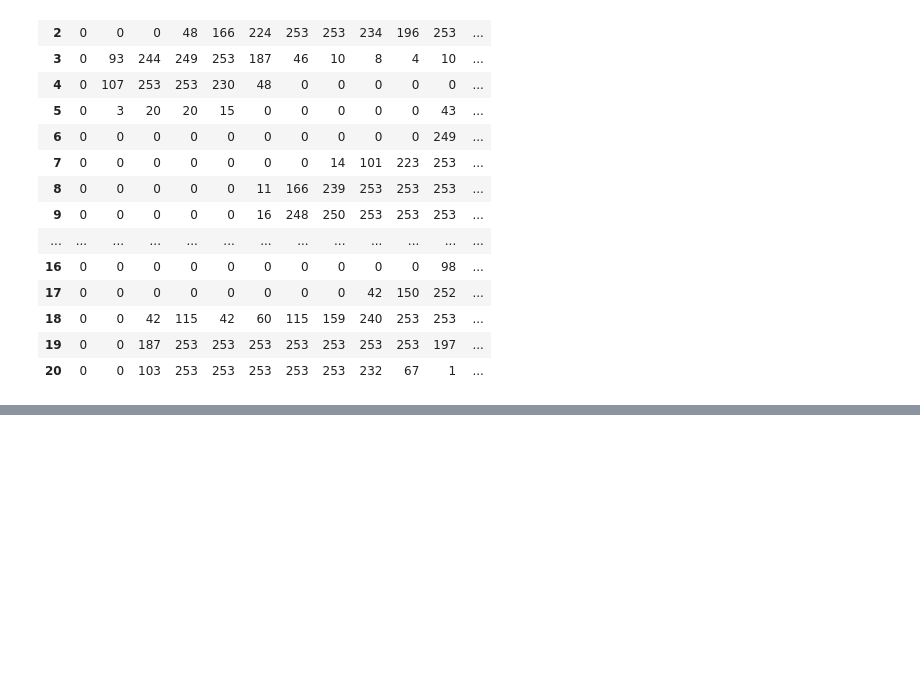
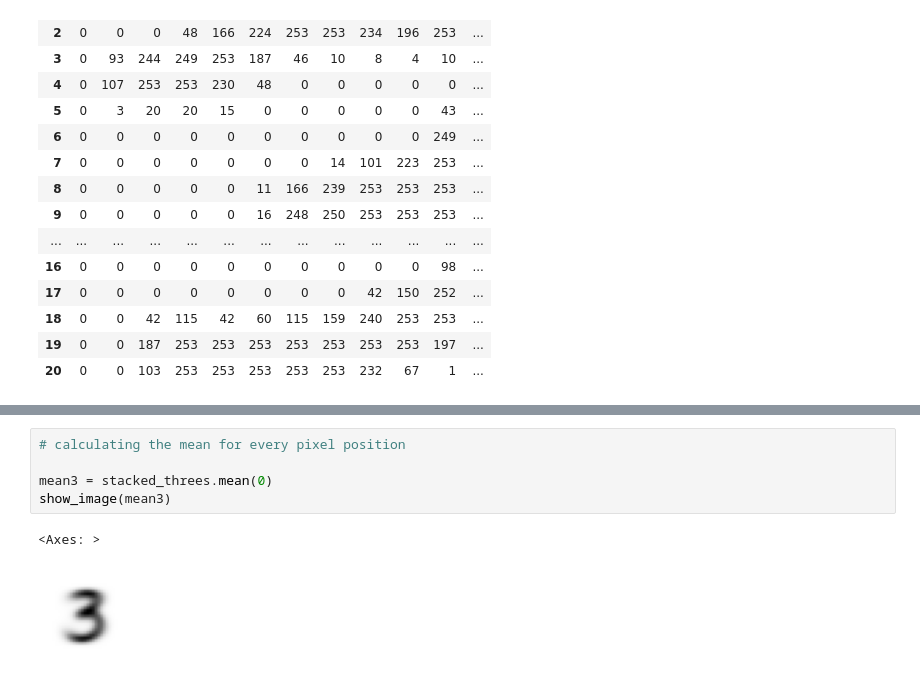
Before and after one commit to diogojfr/fastai-course, a Jupyter notebook: fastai_course/lesson03/04_mnist_basics.ipynb, the cells around one changed output, grey strips where cells are left out. Cells and saved outputs as stored; diff of their text form; blank space fills up the shorter version.

```diff
--- a/fastai_course/lesson03/04_mnist_basics.ipynb
+++ b/fastai_course/lesson03/04_mnist_basics.ipynb
@@ -96,0 +131,8 @@ df.style.set_properties(**{'font-size':'6pt'}).background_gradient('Greys')
+# %%
+# calculating the mean for every pixel position
+
+mean3 = stacked_threes.mean(0)
+show_image(mean3)
+# %% [output]
+<Axes: >
+[figure, added]
```
Also changed, not shown: parts of 11 cells of this notebook.
